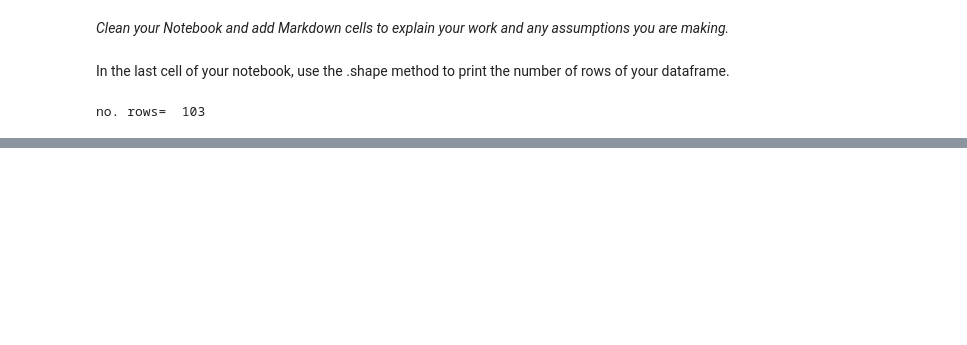
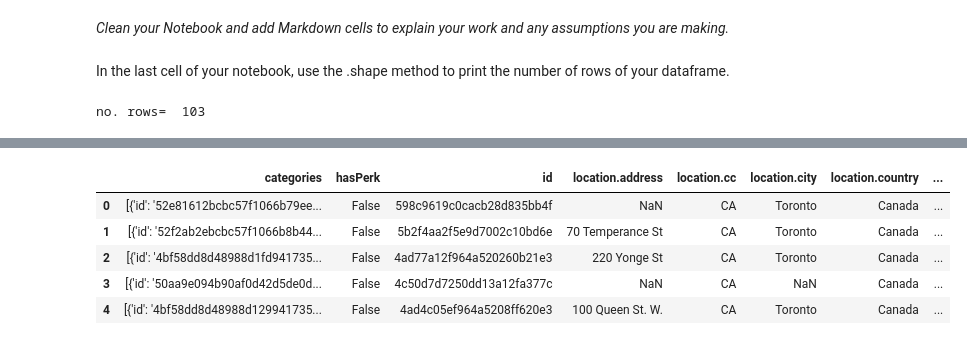
Before and after one commit to amvillamorjr/Capstone_Project_in_Coursera, a Jupyter notebook: Week 3 Applied Capstone Project.ipynb, the cells around one changed output, grey strips where cells are left out. Cells and saved outputs as stored; diff of their text form; code cells hidden in the pictures; blank space fills up the shorter version.

```diff
--- a/Week 3 Applied Capstone Project.ipynb
+++ b/Week 3 Applied Capstone Project.ipynb
@@ -192,0 +192,9 @@ NameError: name 'tororonto_df' is not defined
+# %%
+CLIENT_ID = '0PV4LA2UFQZUDGSHWMXMJ2ZKEFAV0PYZL01P15MBSJWOTVA5'
+CLIENT_SECRET = '5SVO3OBC4U0PNJTO2QEUBSZPOD5XJGMXGKR21J3LEPAYDISU'
+VERSION = '20180605' # Foursquare API version
+LIMIT = 50
+
+print('Your credentails:')
+print('CLIENT_ID: ' + CLIENT_ID)
+print('CLIENT_SECRET:' + CLIENT_SECRET)
@@ -192,0 +234,14 @@ NameError: name 'tororonto_df' is not defined
+# %%
+# assign relevant part of JSON to venues
+venues = results['response']['venues']
+
+# tranform venues into a dataframe
+dataframe = json_normalize(venues)
+dataframe.head()
+# %% [output]
+|  | categories | hasPerk | id | location.address | location.cc | location.city | location.country | ... |
+| 0 | [{'id': '52e81612bcbc57f1066b79ee... | False | 598c9619c0cacb28d835bb4f | NaN | CA | Toronto | Canada | ... |
+| 1 | [{'id': '52f2ab2ebcbc57f1066b8b44... | False | 5b2f4aa2f5e9d7002c10bd6e | 70 Temperance St | CA | Toronto | Canada | ... |
+| 2 | [{'id': '4bf58dd8d48988d1fd941735... | False | 4ad77a12f964a520260b21e3 | 220 Yonge St | CA | Toronto | Canada | ... |
+| 3 | [{'id': '50aa9e094b90af0d42d5de0d... | False | 4c50d7d7250dd13a12fa377c | NaN | CA | NaN | Canada | ... |
+| 4 | [{'id': '4bf58dd8d48988d129941735... | False | 4ad4c05ef964a5208ff620e3 | 100 Queen St. W. | CA | Toronto | Canada | ... |
```
Also changed, not shown: parts of 35 cells of this notebook.
